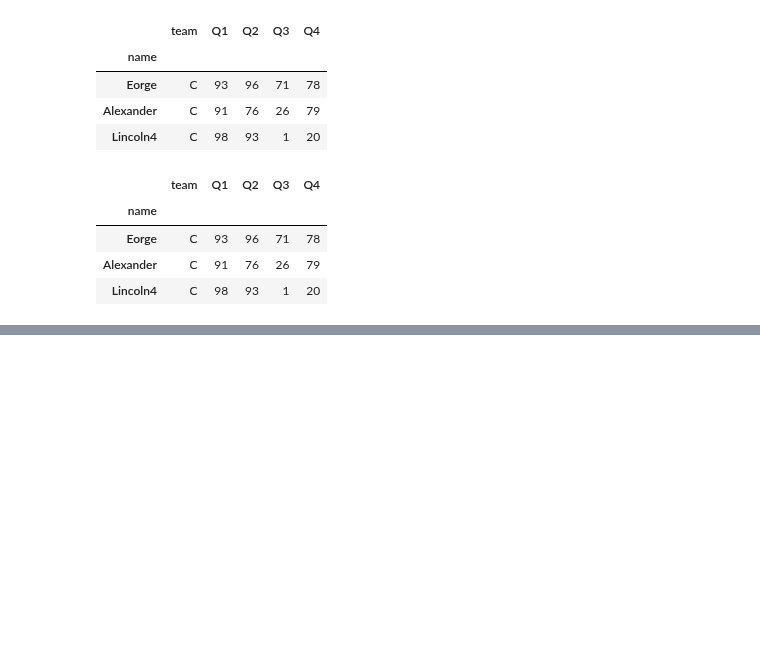
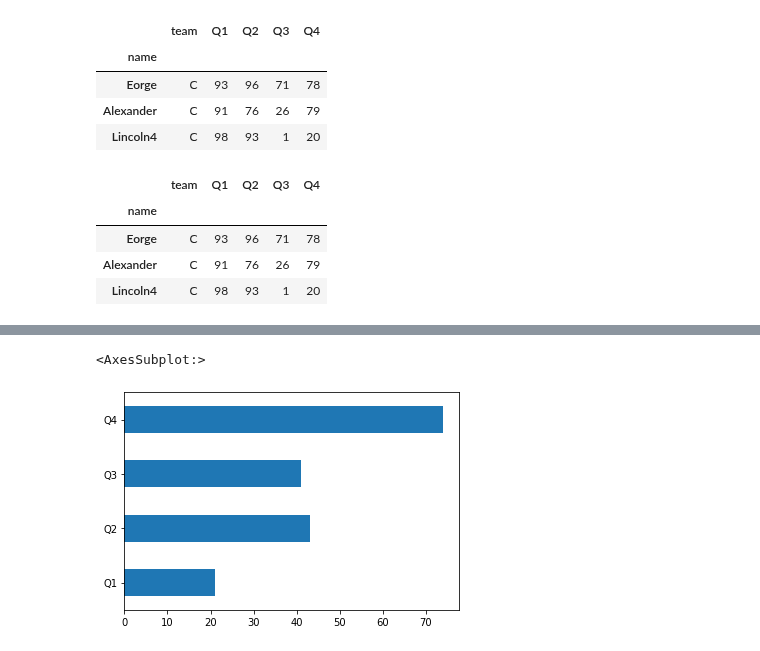
Before and after one commit to Yellow-BringtEast/python-study, a Jupyter notebook: pandas/chapter_one.ipynb, the cells around one changed output, grey strips where cells are left out. Cells and saved outputs as stored; diff of their text form; code cells hidden in the pictures; blank space fills up the shorter version.

```diff
--- a/pandas/chapter_one.ipynb
+++ b/pandas/chapter_one.ipynb
@@ -273,0 +536,5 @@ df[df['team'] == 'C'].loc[df.Q1 > 90]
+# %%
+df.loc['Ben', 'Q1':'Q4'].plot.barh() # 横向柱状图
+# %% [output]
+<AxesSubplot:>
+[figure, added]
```
Also changed, not shown: parts of 21 cells of this notebook.
